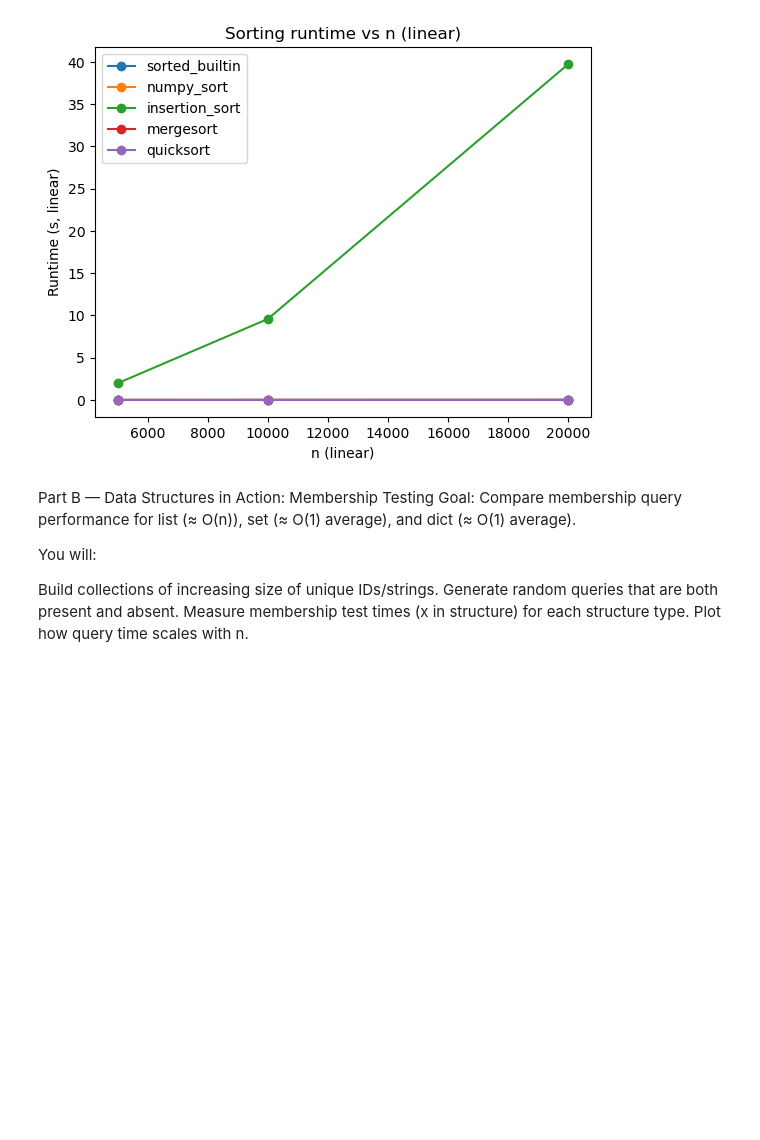
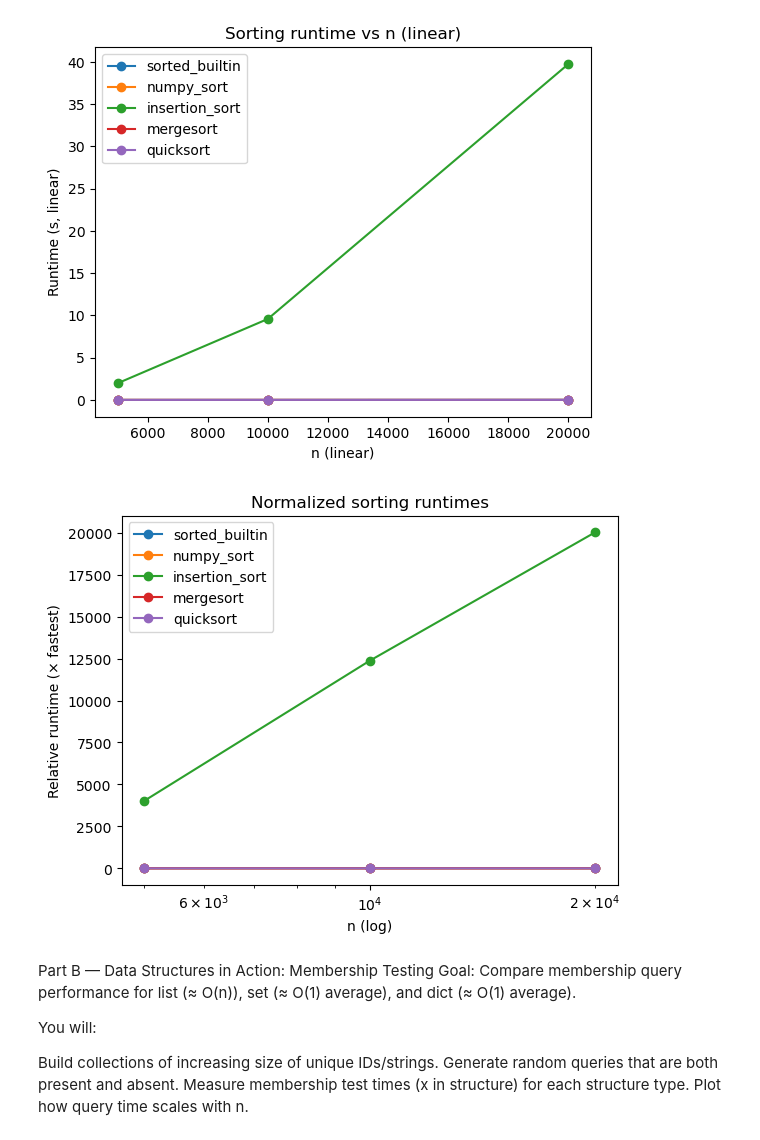
Before and after one commit to cw-stipek/sorting_data_structures_big_o, a Jupyter notebook: src/DSE511_HW4_stipek.ipynb, the cells around one changed output. Saved outputs shown, nothing was run; the diff lists cells and outputs as text; code cells hidden in the pictures; blank space fills up the shorter version.

```diff
--- a/src/DSE511_HW4_stipek.ipynb
+++ b/src/DSE511_HW4_stipek.ipynb
@@ -147,6 +147,24 @@ plt.legend()
 plt.show()
 # %% [output]
 [figure]
+# %%
+baseline = dfA[['sorted_builtin', 'numpy_sort', 'insertion_sort', 'mergesort', 'quicksort']].min(axis=1)
+df_norm = dfA.copy()
+for key in ['sorted_builtin', 'numpy_sort', 'insertion_sort', 'mergesort', 'quicksort']:
+    df_norm[key] = dfA[key] / baseline
+
+plt.figure()
+for key in ['sorted_builtin', 'numpy_sort', 'insertion_sort', 'mergesort', 'quicksort']:
+    plt.plot(df_norm['n'], df_norm[key], marker='o', label=key)
+
+plt.xscale('log')
+plt.xlabel('n (log)')
+plt.ylabel('Relative runtime (× fastest)')
+plt.title('Normalized sorting runtimes')
+plt.legend()
+plt.show()
+# %% [output]
+[figure, added]
 # %% [markdown]
 Part B — Data Structures in Action: Membership Testing
 Goal: Compare membership query performance for list (≈ O(n)), set (≈ O(1) average), and dict (≈ O(1) average).
```
Also changed, not shown: parts of 2 cells of this notebook.
